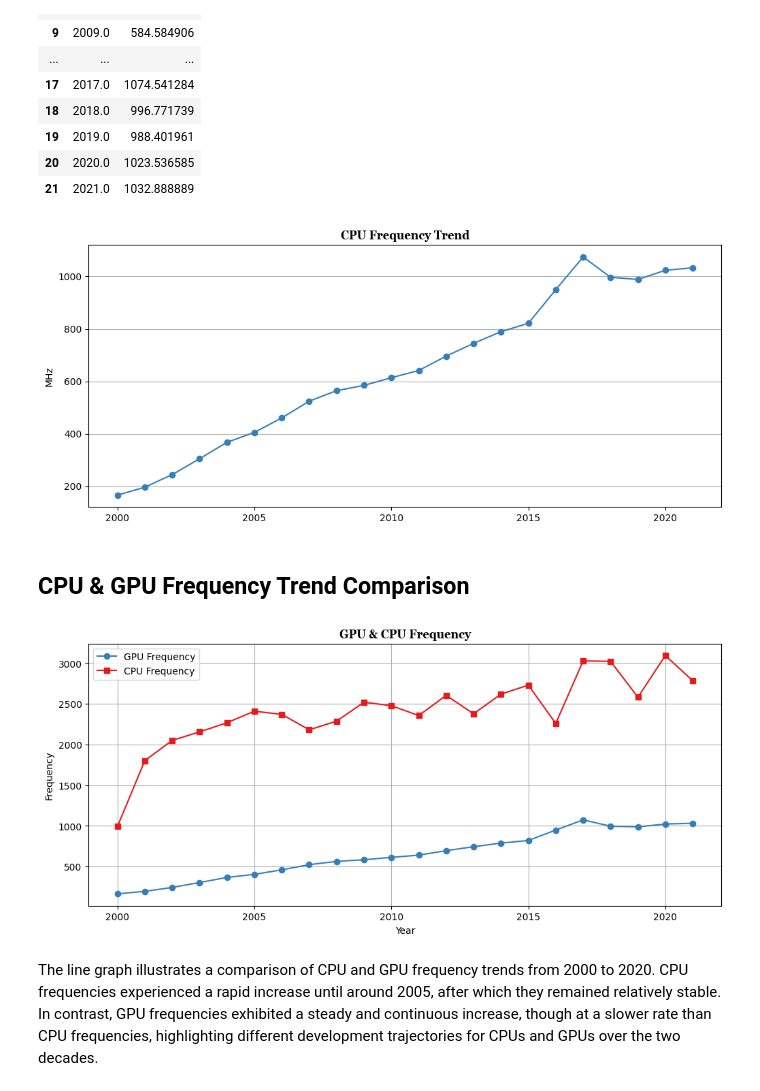
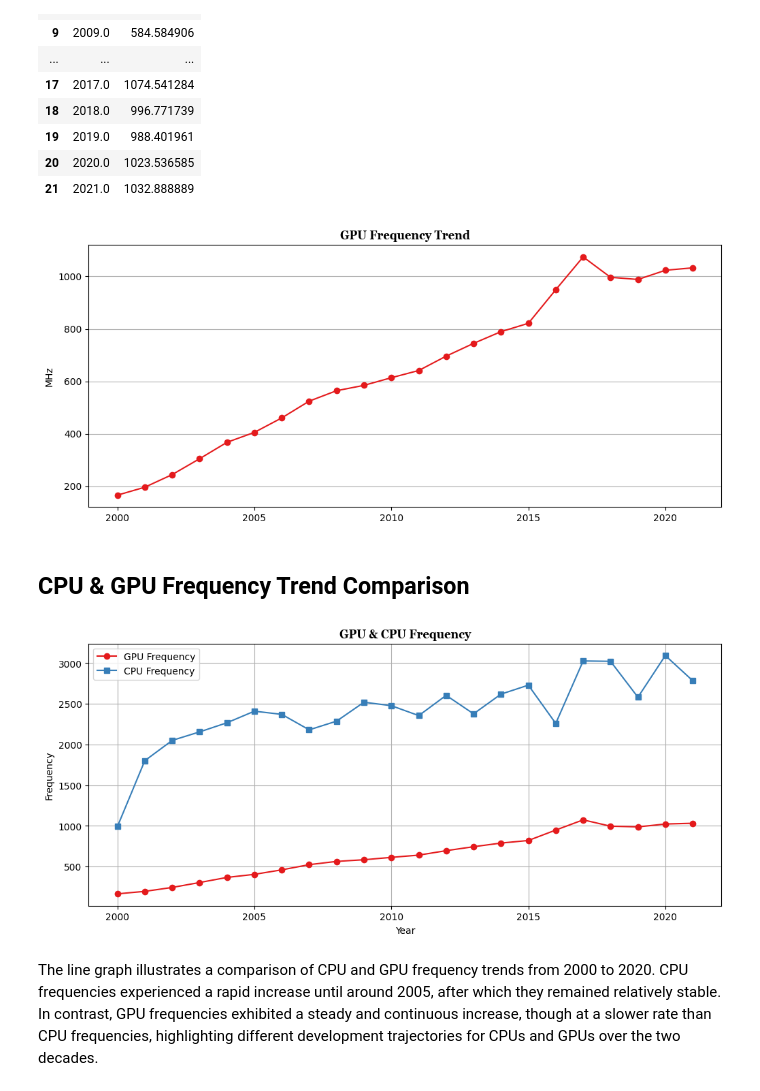
Before and after one commit to PatrickRhy2/MATHEDA-Andal, a Jupyter notebook: WK 8-Exploratory-Data-Analysis/Exercise/WK 8-Exploratory Data Analysis.ipynb, the cells around one changed output. Cells and saved outputs as stored; diff of their text form; code cells hidden in the pictures.

```diff
--- a/WK 8-Exploratory-Data-Analysis/Exercise/WK 8-Exploratory Data Analysis.ipynb
+++ b/WK 8-Exploratory-Data-Analysis/Exercise/WK 8-Exploratory Data Analysis.ipynb
@@ -1199,26 +1199,26 @@ df_gpu_freq
 | 21 | 2021.0 | 1032.888889 |
 # %%
 plt.figure(figsize=(12,5))
-plt.plot(df_gpu_freq['Year'],df_gpu_freq['Frequency'], color='#377eb8', marker = "o")
-plt.title('CPU Frequency Trend', fontfamily = 'Georgia', fontsize=12, fontweight='bold')
+plt.plot(df_gpu_freq['Year'],df_gpu_freq['Frequency'], color='#e41a1c', marker = "o")
+plt.title('GPU Frequency Trend', fontfamily = 'Georgia', fontsize=12, fontweight='bold')
 plt.ylabel('MHz')
 plt.grid(axis='y', linestyle='-', alpha=1)
 # %% [output]
-[figure, old version]
+[figure, new version]
 # %% [markdown]
 ## CPU & GPU Frequency Trend Comparison
 # %%
 plt.figure(figsize=(12, 5))
-plt.plot(df_gpu_freq['Year'], df_gpu_freq['Frequency'], color='#377eb8', marker = "o", label='GPU Frequency')
-plt.plot(df_cpu_freq['Year'], df_cpu_freq['Frequency'], color='#e41a1c', marker = "s", label='CPU Frequency')
+plt.plot(df_gpu_freq['Year'], df_gpu_freq['Frequency'], color='#e41a1c', marker = "o", label='GPU Frequency')
+plt.plot(df_cpu_freq['Year'], df_cpu_freq['Frequency'], color='#377eb8', marker = "s", label='CPU Frequency')
 plt.title('GPU & CPU Frequency', fontfamily = 'Georgia', fontsize=12, fontweight='bold')
 plt.ylabel('Frequency')
 plt.xlabel('Year')
 plt.legend()
 plt.grid(True)
 plt.show()
 # %% [output]
-[figure, old version]
+[figure, new version]
 # %% [markdown]
 The line graph illustrates a comparison of CPU and GPU frequency trends from 2000 to 2020. CPU frequencies experienced a rapid increase until around 2005, after which they remained relatively stable. In contrast, GPU frequencies exhibited a steady and continuous increase, though at a slower rate than CPU frequencies, highlighting different development trajectories for CPUs and GPUs over the two decades.
 # %% [markdown]
```
Also changed, not shown: parts of 1 cell of this notebook.
